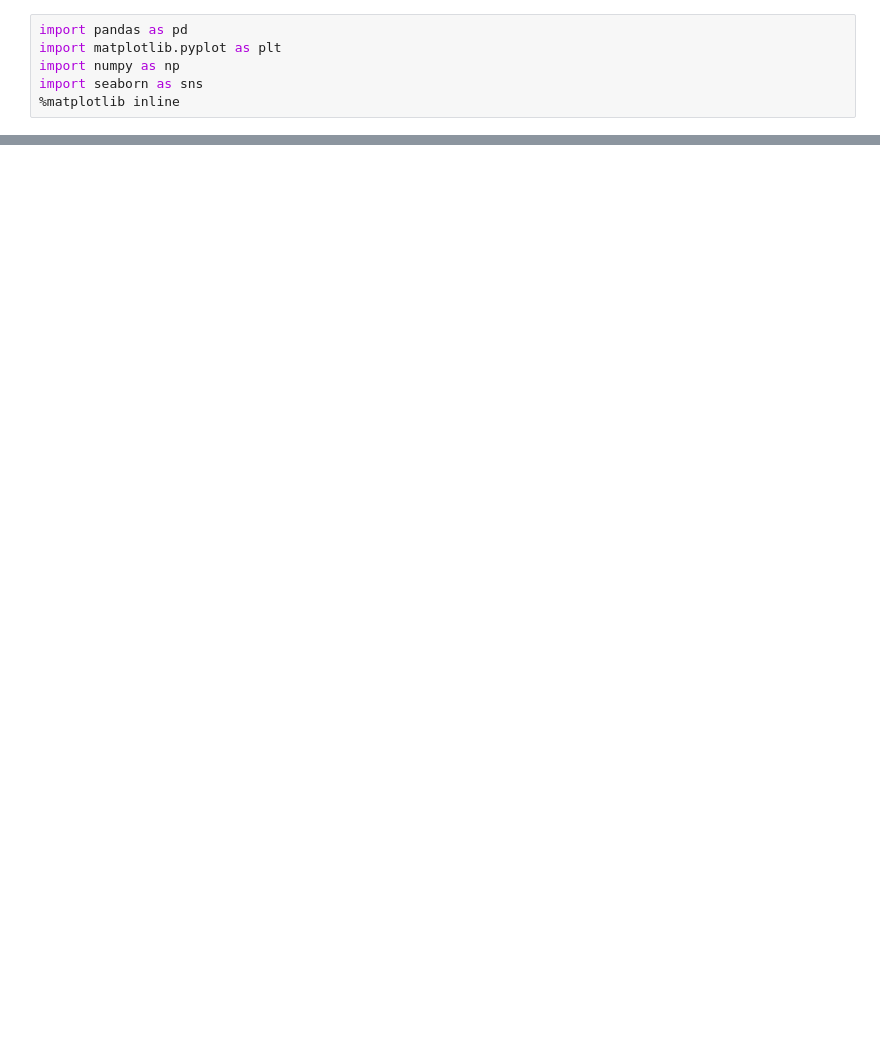
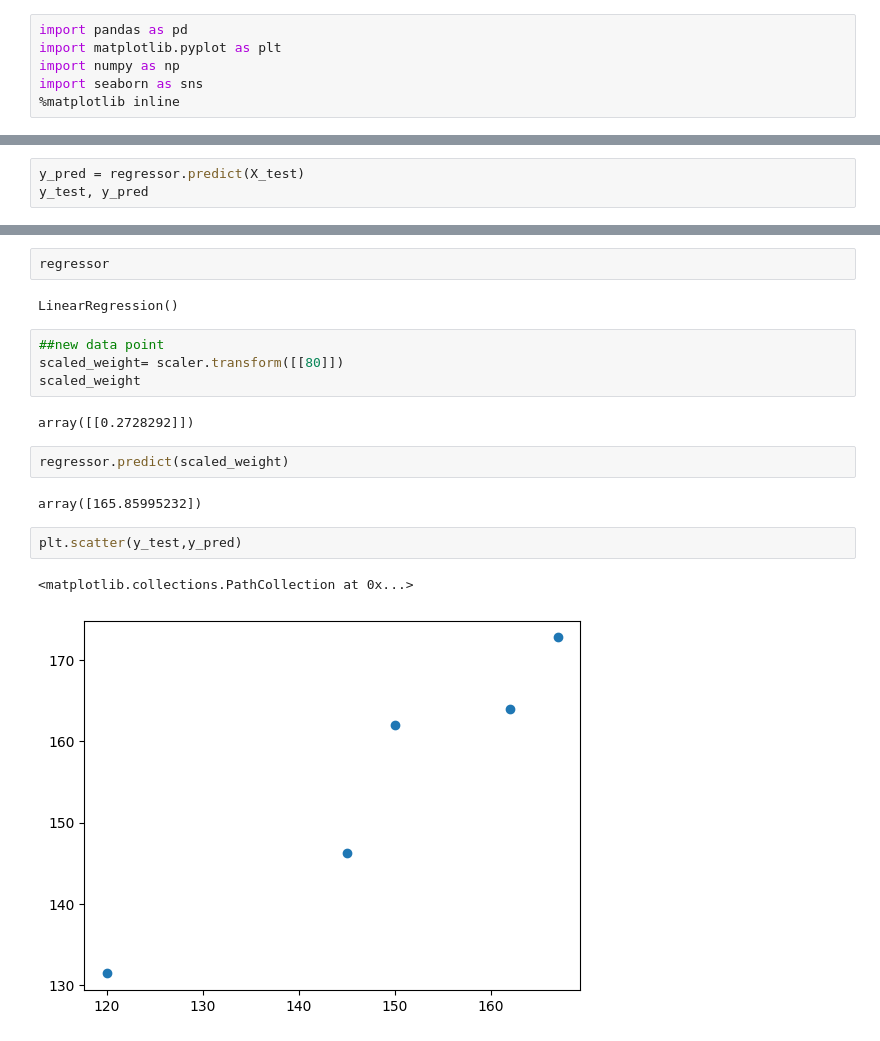
Before and after one commit to Pragati-cloud/Data-Science-Machine-Learning-Deep-Learning-NLP-By-KrishNaik, a Jupyter notebook: Linear_Regression.ipynb, the cells around one changed output, grey strips where cells are left out. Drawn from its saved outputs; the diff is of its cells as text; blank space fills up the shorter version.

```diff
--- a/Linear_Regression.ipynb
+++ b/Linear_Regression.ipynb
@@ -127,0 +68,3 @@ array([157.35359225])
+# %%
+y_pred = regressor.predict(X_test)
+y_test, y_pred
@@ -127,0 +104,19 @@ array([157.35359225])
+# %%
+regressor
+# %% [output]
+LinearRegression()
+# %%
+##new data point
+scaled_weight= scaler.transform([[80]])
+scaled_weight
+# %% [output]
+array([[0.2728292]])
+# %%
+regressor.predict(scaled_weight)
+# %% [output]
+array([165.85995232])
+# %%
+plt.scatter(y_test,y_pred)
+# %% [output]
+<matplotlib.collections.PathCollection at 0x...>
+[figure, added]
```
Also changed, not shown: parts of 35 cells of this notebook.
